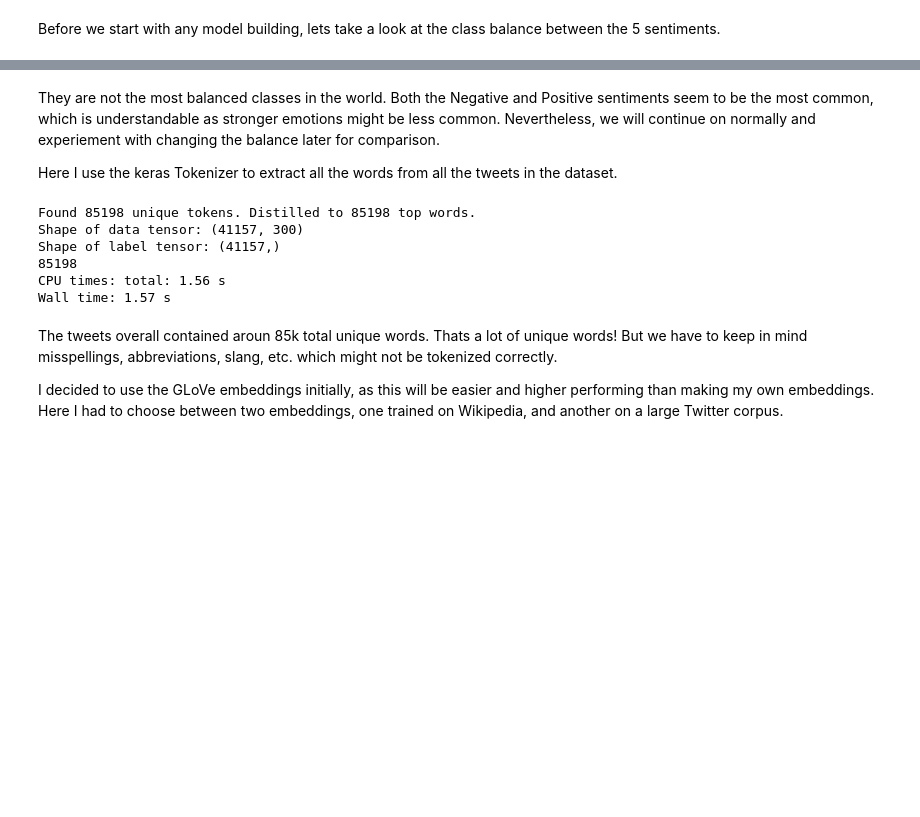
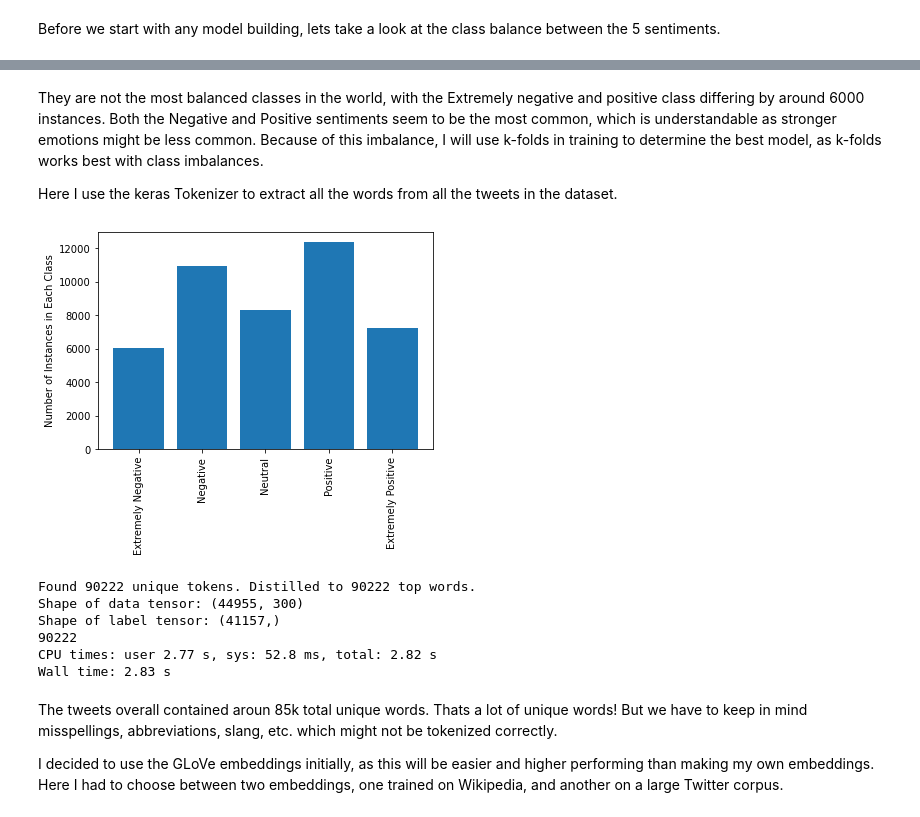
Before and after one commit to danl573/Covid_sentiment_analyzer, a Jupyter notebook: Covid_sentiment_analyzer.ipynb, the cells around one changed output, grey strips where cells are left out. Saved outputs shown, nothing was run; the diff lists cells and outputs as text; code cells hidden in the pictures; blank space fills up the shorter version.

Commit message:
added stratified k-folds training sequence

```diff
--- a/Covid_sentiment_analyzer.ipynb
+++ b/Covid_sentiment_analyzer.ipynb
@@ -89,7 +101,25 @@ plt.show()
 # %% [markdown]
-They are not the most balanced classes in the world. Both the Negative and Positive sentiments seem to be the most common, which is understandable as stronger emotions might be less common. Nevertheless, we will continue on normally and experiement with changing the balance later for comparison.
+They are not the most balanced classes in the world, with the Extremely negative and positive class differing by around 6000 instances. Both the Negative and Positive sentiments seem to be the most common, which is understandable as stronger emotions might be less common. Because of this imbalance, I will use k-folds in training to determine the best model, as k-folds works best with class imbalances.
 
 Here I use the keras Tokenizer to extract all the words from all the tweets in the dataset.
+# %%
+from sklearn import metrics as mt
+from matplotlib import pyplot as plt
+%matplotlib inline
+
+NUM_CLASSES = 5
+
+# print some stats of the data
+df = pd.concat([df_test, df_train])
+unique, counts = np.unique(df['Sentiment'], return_counts=True)
+
+idx = [0,2,3,4,1] # indexes so the instance counts are in order from extremely negative to extremely positive
+plt.bar(list(range(NUM_CLASSES)),counts[idx])
+plt.xticks(list(range(NUM_CLASSES)), unique[idx], rotation='vertical')
+plt.ylabel("Number of Instances in Each Class")
+plt.show()
+# %% [output]
+[figure, added]
 # %%
 %%time
 from tensorflow.keras.preprocessing.text import Tokenizer
@@ -100,28 +130,28 @@ MAX_ART_LEN = 300 # maximum number of words, max tweet length is 280 characters,
 
 #tokenize the text
 tokenizer = Tokenizer(num_words=NUM_TOP_WORDS)
-tokenizer.fit_on_texts(df_train.OriginalTweet)
+tokenizer.fit_on_texts(df.OriginalTweet)
 # save as sequences with integers replacing words
-sequences = tokenizer.texts_to_sequences(df_train.OriginalTweet)
+sequences = tokenizer.texts_to_sequences(df.OriginalTweet)
 
 word_index = tokenizer.word_index
 NUM_TOP_WORDS = len(word_index) if NUM_TOP_WORDS==None else NUM_TOP_WORDS
 top_words = min((len(word_index),NUM_TOP_WORDS))
 print('Found %s unique tokens. Distilled to %d top words.' % (len(word_index),top_words))
 
-X_train = pad_sequences(sequences, maxlen=MAX_ART_LEN)
+X = pad_sequences(sequences, maxlen=MAX_ART_LEN)
 
-y_train = df_train.Sentiment_num
-print('Shape of data tensor:', X_train.shape)
-print('Shape of label tensor:', y_train.shape)
-print(np.max(X_train))
+y = df_train.Sentiment_num
+print('Shape of data tensor:', X.shape)
+print('Shape of label tensor:', y.shape)
+print(np.max(X))
 # %% [output]
-Found 85198 unique tokens. Distilled to 85198 top words.
-Shape of data tensor: (41157, 300)
+Found 90222 unique tokens. Distilled to 90222 top words.
+Shape of data tensor: (44955, 300)
 Shape of label tensor: (41157,)
-85198
-CPU times: total: 1.56 s
-Wall time: 1.57 s
+90222
+CPU times: user 2.77 s, sys: 52.8 ms, total: 2.82 s
+Wall time: 2.83 s
 # %% [markdown]
 The tweets overall contained aroun 85k total unique words. Thats a lot of unique words! But we have to keep in mind misspellings, abbreviations, slang, etc. which might not be tokenized correctly.
 
```
Also changed, not shown: parts of 8 cells of this notebook.
